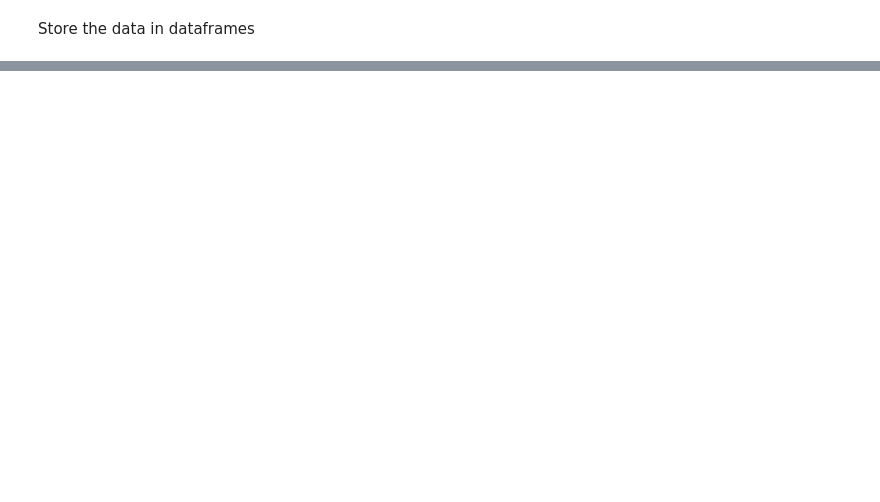
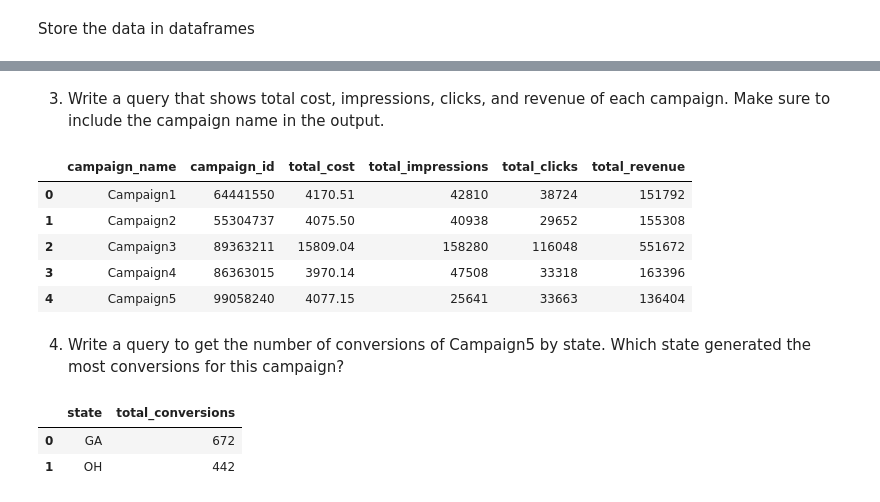
Before and after one commit to yinuo-noah-li/sql-assessment, a Jupyter notebook: submission.ipynb, the cells around one changed output, grey strips where cells are left out. Saved outputs shown, nothing was run; the diff lists cells and outputs as text; code cells hidden in the pictures; blank space fills up the shorter version.

```diff
--- a/submission.ipynb
+++ b/submission.ipynb
@@ -33,0 +85,53 @@ website_revenue = pd.read_csv("website_revenue.csv")
+# %% [markdown]
+3. Write a query that shows total cost, impressions, clicks, and revenue of each campaign. Make sure to include the campaign name in the output.
+# %%
+campaign_data = sqldf("""
+    SELECT
+        B.name AS campaign_name,
+        A.campaign_id,
+        SUM(A.cost) AS total_cost,
+        SUM(A.impressions) AS total_impressions,
+        SUM(A.clicks) AS total_clicks,
+        SUM(C.revenue) AS total_revenue
+    FROM
+        marketing_performance AS A
+    LEFT JOIN
+        campaign_info AS B ON A.campaign_id = B.id
+    LEFT JOIN
+        website_revenue AS C ON A.campaign_id = C.campaign_id
+    GROUP BY
+        B.name, A.campaign_id
+    """)
+
+campaign_data
+# %% [output]
+|  | campaign_name | campaign_id | total_cost | total_impressions | total_clicks | total_revenue |
+| 0 | Campaign1 | 64441550 | 4170.51 | 42810 | 38724 | 151792 |
+| 1 | Campaign2 | 55304737 | 4075.50 | 40938 | 29652 | 155308 |
+| 2 | Campaign3 | 89363211 | 15809.04 | 158280 | 116048 | 551672 |
+| 3 | Campaign4 | 86363015 | 3970.14 | 47508 | 33318 | 163396 |
+| 4 | Campaign5 | 99058240 | 4077.15 | 25641 | 33663 | 136404 |
+# %% [markdown]
+4. Write a query to get the number of conversions of Campaign5 by state. Which state generated the most conversions for this campaign?
+# %%
+conversion_by_state = sqldf("""
+    SELECT
+        SUBSTR(A.geo, INSTR(A.geo, '-') + 1) AS state,
+        SUM(A.conversions) AS total_conversions
+    FROM
+        marketing_performance AS A
+    LEFT JOIN
+        campaign_info AS B ON A.campaign_id = B.id
+    WHERE
+        B.name = "Campaign5"
+    GROUP BY
+        state
+    ORDER BY
+        total_conversions DESC
+    """)
+
+conversion_by_state
+# %% [output]
+|  | state | total_conversions |
+| 0 | GA | 672 |
+| 1 | OH | 442 |
```
Also changed, not shown: parts of 19 cells of this notebook.
